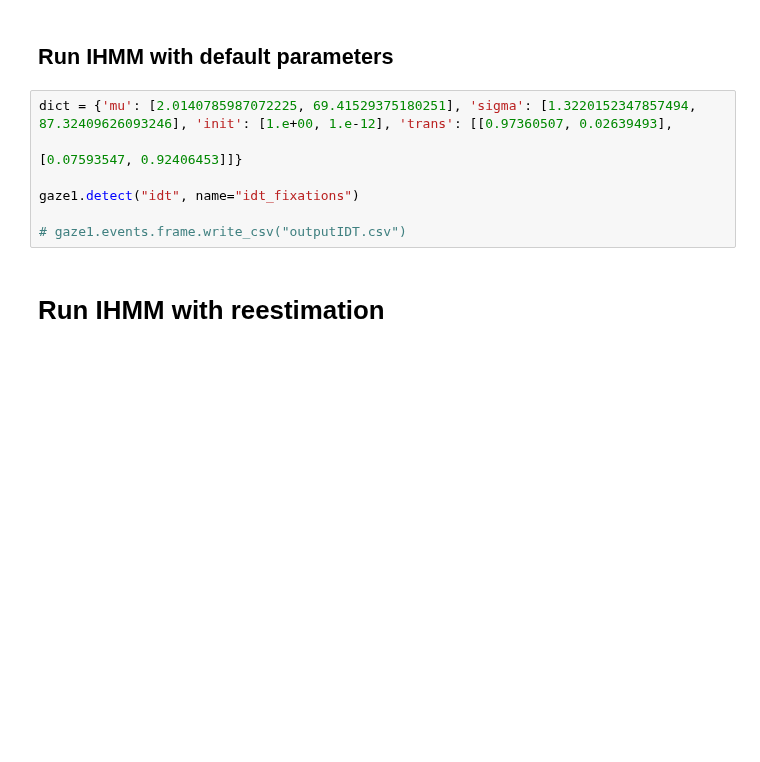
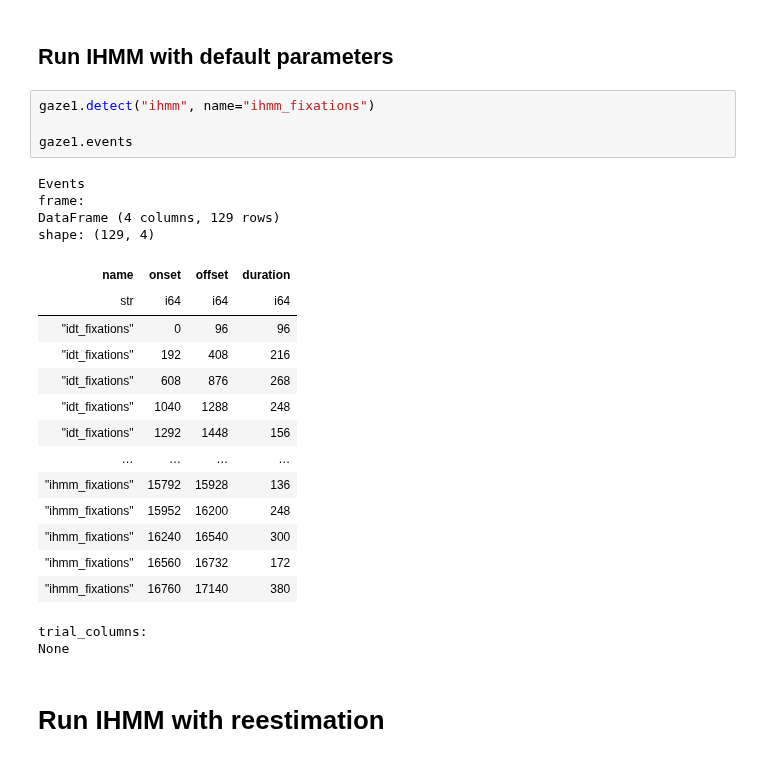
Before and after one commit to pymovements/pymovements, a Jupyter notebook: testsIHMM/ihmmTest.ipynb, the cells around one changed output. Saved outputs shown, nothing was run; the diff lists cells and outputs as text; blank space fills up the shorter version.

Commit message:
ihmmTest file reworked

```diff
--- a/testsIHMM/ihmmTest.ipynb
+++ b/testsIHMM/ihmmTest.ipynb
@@ -82,12 +156,29 @@ def ihmm(
 # %% [markdown]
 ## Run IHMM with default parameters
 # %%
-dict = {'mu': [2.0140785987072225, 69.41529375180251], 'sigma': [1.3220152347857494, 87.32409626093246], 'init': [1.e+00, 1.e-12], 'trans': [[0.97360507, 0.02639493],
-                                                                                                                                             [0.07593547, 0.92406453]]}
+gaze1.detect("ihmm", name="ihmm_fixations")
 
-gaze1.detect("idt", name="idt_fixations")
-
-# gaze1.events.frame.write_csv("outputIDT.csv")
+gaze1.events
+# %% [output]
+Events
+frame:
+DataFrame (4 columns, 129 rows)
+shape: (129, 4)
+| name | onset | offset | duration |
+| str | i64 | i64 | i64 |
+| "idt_fixations" | 0 | 96 | 96 |
+| "idt_fixations" | 192 | 408 | 216 |
+| "idt_fixations" | 608 | 876 | 268 |
+| "idt_fixations" | 1040 | 1288 | 248 |
+| "idt_fixations" | 1292 | 1448 | 156 |
+| … | … | … | … |
+| "ihmm_fixations" | 15792 | 15928 | 136 |
+| "ihmm_fixations" | 15952 | 16200 | 248 |
+| "ihmm_fixations" | 16240 | 16540 | 300 |
+| "ihmm_fixations" | 16560 | 16732 | 172 |
+| "ihmm_fixations" | 16760 | 17140 | 380 |
+trial_columns:
+None
 # %% [markdown]
 # Run IHMM with reestimation
 # %%
```
Also changed, not shown: parts of 15 cells of this notebook, 1 other file.
